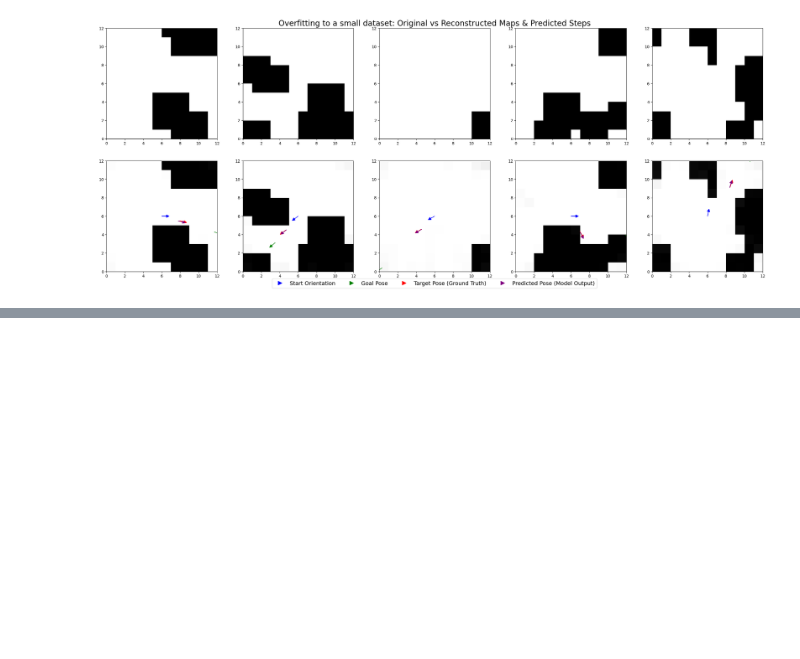
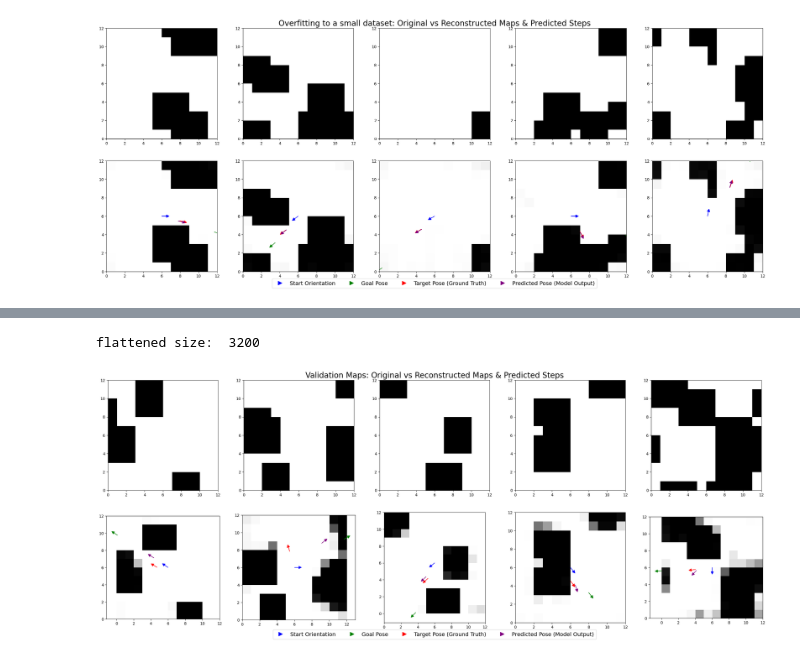
Before and after one commit to MarshallVielmetti/dynamic_mpnet, a Jupyter notebook: code/dynamic_mpnet.ipynb, the cells around one changed output, grey strips where cells are left out. Cells and saved outputs as stored; diff of their text form; code cells hidden in the pictures; blank space fills up the shorter version.

```diff
--- a/code/dynamic_mpnet.ipynb
+++ b/code/dynamic_mpnet.ipynb
@@ -998,0 +1022,63 @@ plt.show()
+# %%
+# Load the model
+model = DynamicMPNet(
+    MAP_DIM,
+    EMBEDDING_DIM,
+    debug=False
+)
+model.load_state_dict(torch.load(model_save_path))
+model.eval()
+
+# Run the model on the first five maps in the val dataset
+disp_val_subset = torch.utils.data.Subset(val_dataset, [0, 1, 2, 3, 4])
+disp_val_loader = torch.utils.data.DataLoader(disp_val_subset, batch_size=1, shuffle=False)
+
+plt.figure(figsize=(24, 10))
+plt.title("Validation Maps: Original vs Reconstructed Maps & Predicted Steps", fontsize=20)
+plt.axis('off')
+plt.figlegend(handles=legend_elements, loc="lower center", ncol=4, fontsize=14, bbox_to_anchor=(0.5, 0.01))
+plt.tight_layout()
+plt.subplots_adjust(bottom=0.08)
+
+# Run the full MPNet stack on the validation dataset
+
+
+for i, (map, start_theta, target_pose, goal_pose) in enumerate(disp_val_loader):
+    # Run the encoder
+    latent_map = model.encode(map)
+    reconstructed_map = model.decode(latent_map)
+
+    predicted_target = model(map, start_theta, goal_pose)
+
+    # Plot the original and reconstructed maps
+    plt.subplot(2, len(overfit_loader), i + 1)
+    plt.imshow(map.squeeze(0).squeeze(0).detach().cpu().numpy().T, cmap='gray_r', origin='lower', extent=(0, 12, 0, 12))
+
+    plt.subplot(2, len(overfit_loader), i + 1 + len(overfit_loader))
+    plt.imshow(reconstructed_map.squeeze(0).squeeze(0).detach().cpu().numpy().T, cmap='gray_r', origin='lower', extent=(0, 12, 0, 12))
+
+    # On the reconstructed map, plot the start pose and goal pose as lines
+    # theta is just an angle->plot an arrow the center of the map in that direction (6, 6)
+    # start_pose = (map.shape[1] // 2, map.shape[0] // 2)
+    # start_theta = start_theta.item()
+    # start_theta = start_theta * np.pi / 180
+    start_theta = start_theta.item()
+    plt.arrow(6, 6, 0.5 * np.cos(start_theta), 0.5 * np.sin(start_theta), head_width=0.3, head_length=0.3, fc='blue', ec='blue')
+
+    # Plot the goal pose also as an arrow
+    goal_pose = goal_pose.detach().cpu().numpy().squeeze(0) + np.array([6, 6, 0])
+    plt.arrow(goal_pose[0], goal_pose[1], 0.5 * np.cos(goal_pose[2]), 0.5 * np.sin(goal_pose[2]), head_width=0.3, head_length=0.3, fc='green', ec='green')
+
+    # Plot the target pose, also as an arrow
+    target_pose = target_pose.detach().cpu().numpy().squeeze(0) + np.array([6, 6, 0])
+    plt.arrow(target_pose[0], target_pose[1], 0.5 * np.cos(target_pose[2]), 0.5 * np.sin(target_pose[2]), head_width=0.3, head_length=0.3, fc='red', ec='red')
+
+    predicted_target = predicted_target.detach().cpu().numpy().squeeze(0) + np.array([6, 6, 0])
+    plt.arrow(predicted_target[0], predicted_target[1], 0.5 * np.cos(predicted_target[2]), 0.5 * np.sin(predicted_target[2]), head_width=0.3, head_length=0.3, fc='purple', ec='purple')
+
+    # plt.xlim(0, 12)
+    # plt.ylim(0, 12)
+    plt.gca().set_aspect('equal', adjustable='box')
+# %% [output]
+flattened size:  3200
+[figure, added]
```
Also changed, not shown: parts of 6 cells of this notebook, 3 other files.
